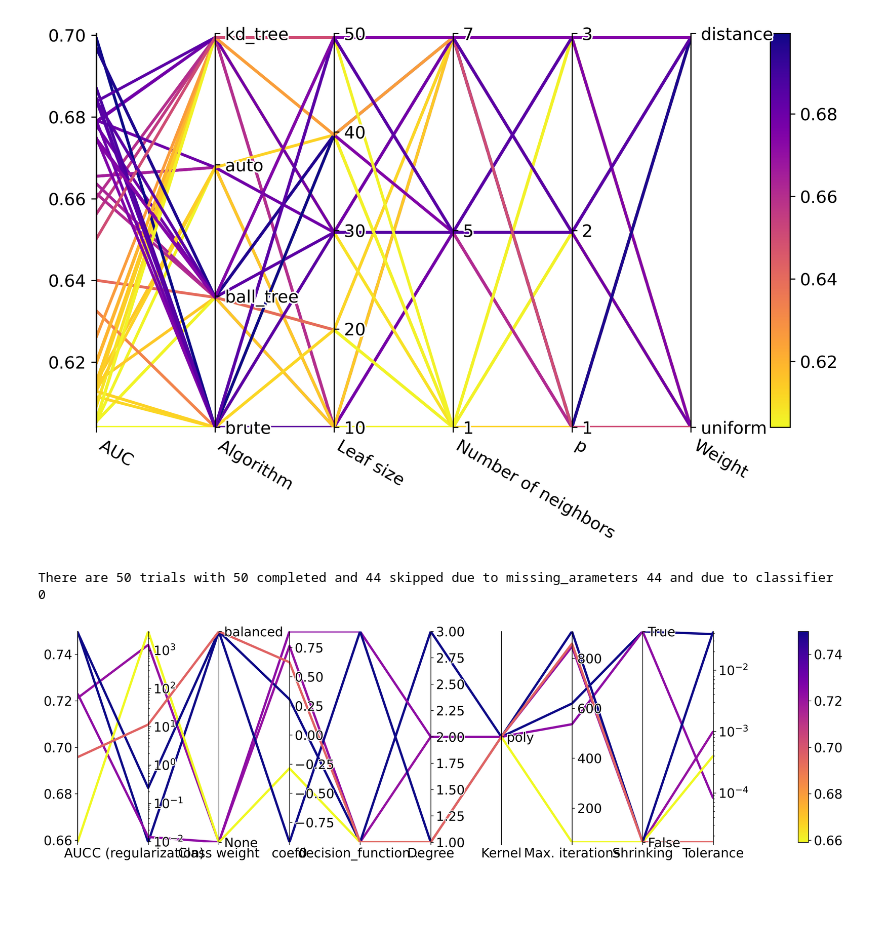
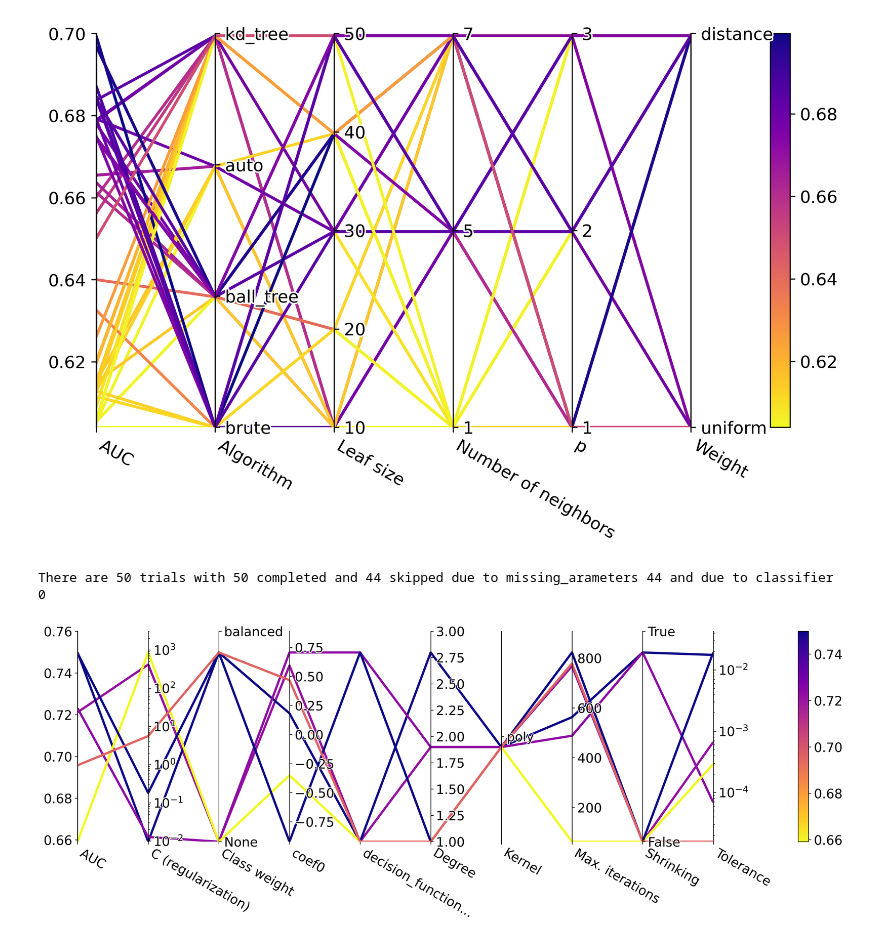
Before and after one commit to AndressaStefany/severityPrediction, a Jupyter notebook: src/baseline/visualize_baseline_results.ipynb, the cells around one changed output. Cells and saved outputs as stored; diff of their text form; code cells hidden in the pictures; blank space fills up the shorter version.

Commit message:
update of graphs - but not fix the baseline

```diff
--- a/src/baseline/visualize_baseline_results.ipynb
+++ b/src/baseline/visualize_baseline_results.ipynb
@@ -457,24 +458,26 @@ There are 50 trials with 50 completed and 0 skipped due to missing_arameters 0 a
 # %%
 mappingSvc = {'C':'C (regularization)',
               'class_weight':'Class weight',
               'coef0':'coef0',
               'decision_function_shape':'Decision fn shape',
               'degree':'Degree',
               'kernel': 'Kernel',
               'max_iter': 'Max. iterations',
               'shrinking':'Shrinking',
               'tol':'Tolerance',
               'Objective Value': 'AUC'}
 params = [k for k in mappingSvc if k != "Objective Value"]
 fig_svc = plot_parallel_coordinate(study_svc_moz,
                                   params,
                                   mapping=mappingSvc,
                                   cmap="plasma_r",
                                   linewidths=3,
                                   figsize=(20,5),
                                   dpi=300,
                                   filter_classifier_name="SVC",
-                                  fontsize=17)
+                                  fontsize=17,
+                                  rotation=True,
+                                  custom_obj_max=0.76)
 # %% [output]
 There are 50 trials with 50 completed and 44 skipped due to missing_arameters 44 and due to classifier 0
-[figure, old version]
+[figure, new version]
```
Also changed, not shown: parts of 4 cells of this notebook.
